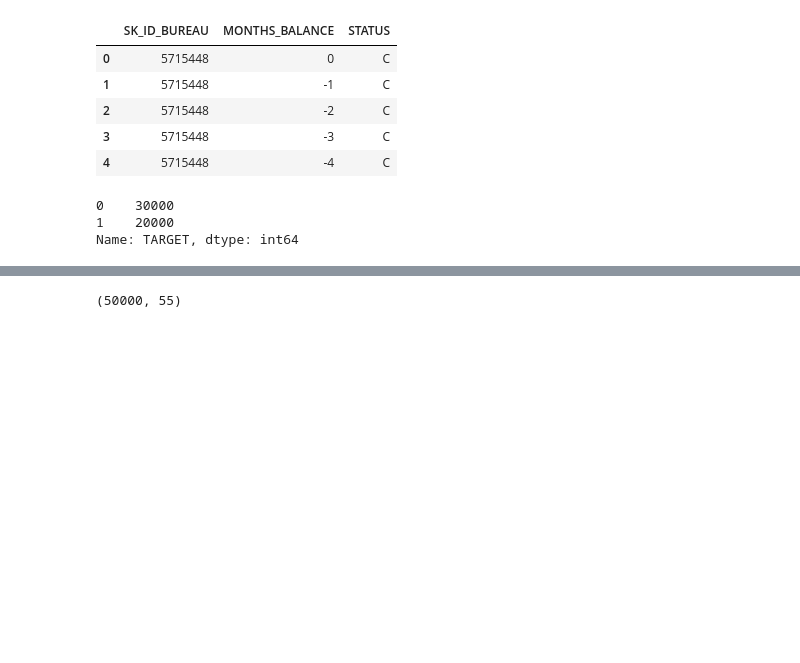
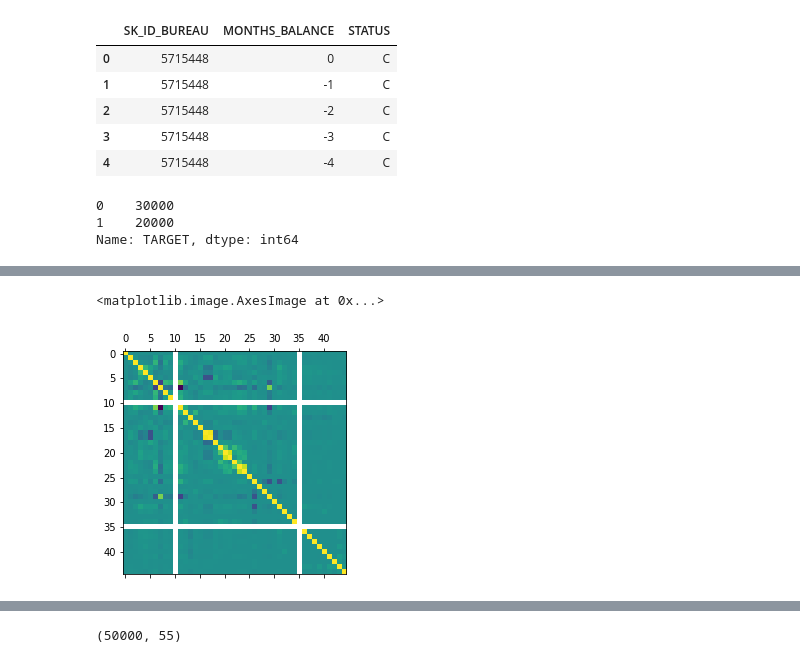
Before and after one commit to shashvat-kedia/Credit-Default-Risk-Prediction, a Jupyter notebook: CreditDefaultRiskPrediction.ipynb, the cells around one changed output, grey strips where cells are left out. Drawn from its saved outputs; the diff is of its cells as text; code cells hidden in the pictures; blank space fills up the shorter version.

Commit message:
correlation heatmap added

```diff
--- a/CreditDefaultRiskPrediction.ipynb
+++ b/CreditDefaultRiskPrediction.ipynb
@@ -196,0 +217,5 @@ Name: TARGET, dtype: int64
+# %%
+plt.matshow(dataset_train.corr())
+# %% [output]
+<matplotlib.image.AxesImage at 0x...>
+[figure, added]
```
Also changed, not shown: parts of 3 cells of this notebook.
